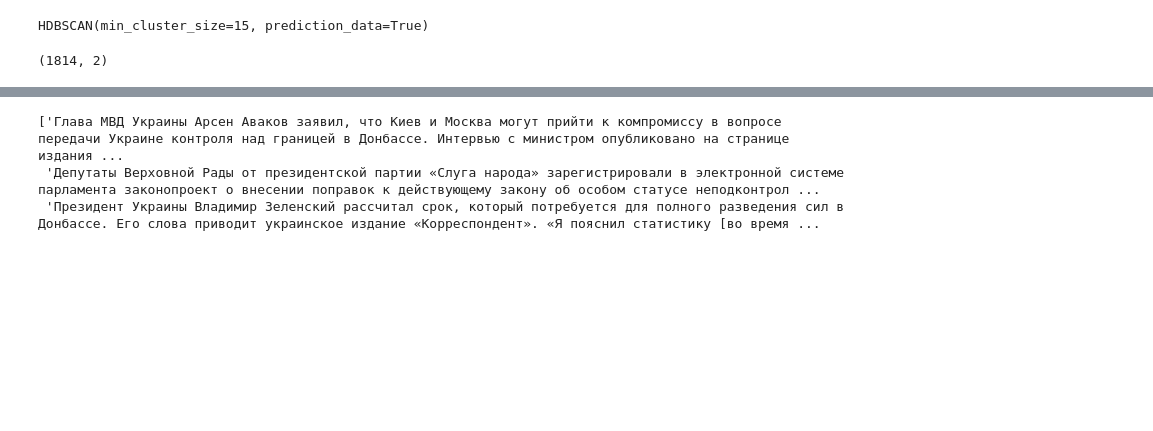
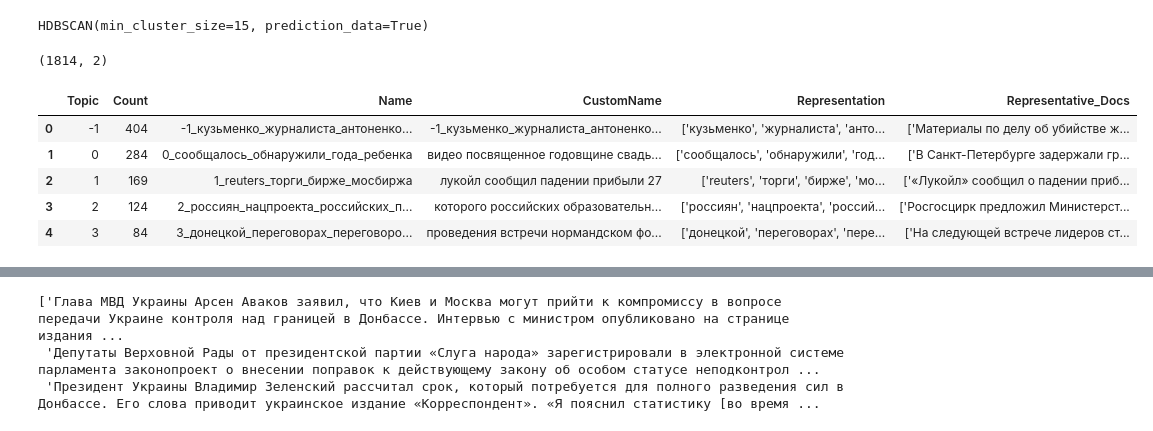
Before and after one commit to datanalist/company-clasterization, a Jupyter notebook: notebooks/topics.ipynb, the cells around one changed output, grey strips where cells are left out. Saved outputs shown, nothing was run; the diff lists cells and outputs as text; code cells hidden in the pictures; blank space fills up the shorter version.

```diff
--- a/notebooks/topics.ipynb
+++ b/notebooks/topics.ipynb
@@ -132,4 +224,13 @@ topic_model.get_topic_info().to_csv('../data/interim/topic_info.csv', index=Fals
 # %%
 import pandas as pd
 
-data = pd.read_csv('../data/interim/topic_info.csv')
+data = pd.read_csv('../data/interim/topics-KeyBERTInspired-deepvk-USER2-base-5x5.csv')
+# %%
+data.head()
+# %% [output]
+|  | Topic | Count | Name | CustomName | Representation | Representative_Docs |
+| 0 | -1 | 404 | -1_кузьменко_журналиста_антоненко... | -1_кузьменко_журналиста_антоненко... | ['кузьменко', 'журналиста', 'анто... | ['Материалы по делу об убийстве ж... |
+| 1 | 0 | 284 | 0_сообщалось_обнаружили_года_ребенка | видео посвященное годовщине свадь... | ['сообщалось', 'обнаружили', 'год... | ['В Санкт-Петербурге задержали гр... |
+| 2 | 1 | 169 | 1_reuters_торги_бирже_мосбиржа | лукойл сообщил падении прибыли 27 | ['reuters', 'торги', 'бирже', 'мо... | ['«Лукойл» сообщил о падении приб... |
+| 3 | 2 | 124 | 2_россиян_нацпроекта_российских_п... | которого российских образовательн... | ['россиян', 'нацпроекта', 'россий... | ['Росгосцирк предложил Министерст... |
+| 4 | 3 | 84 | 3_донецкой_переговорах_переговоро... | проведения встречи нормандском фо... | ['донецкой', 'переговорах', 'пере... | ['На следующей встрече лидеров ст... |
```
Also changed, not shown: parts of 29 cells of this notebook, 2 other files.
